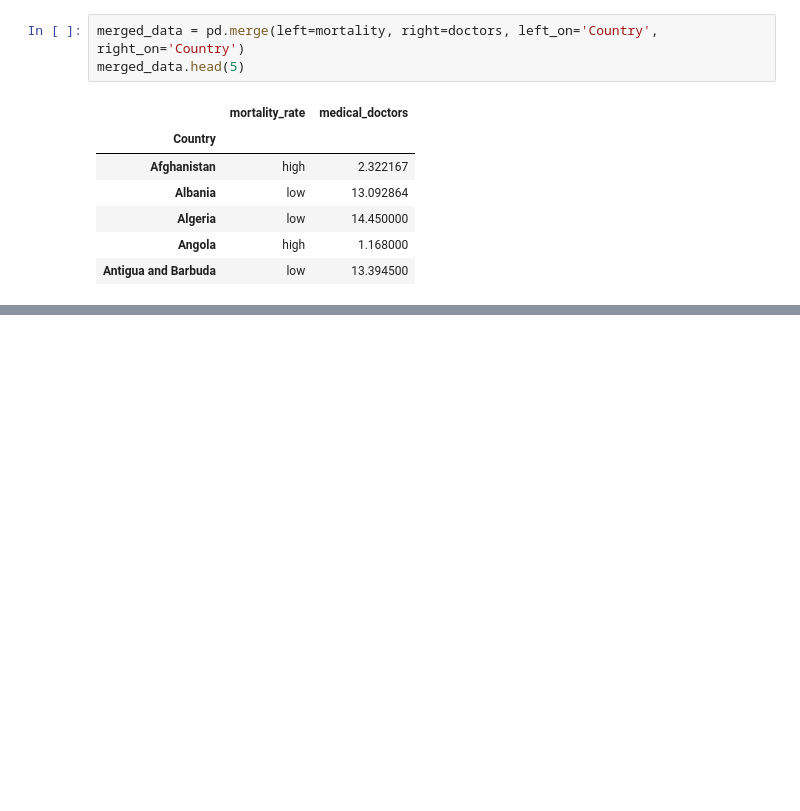
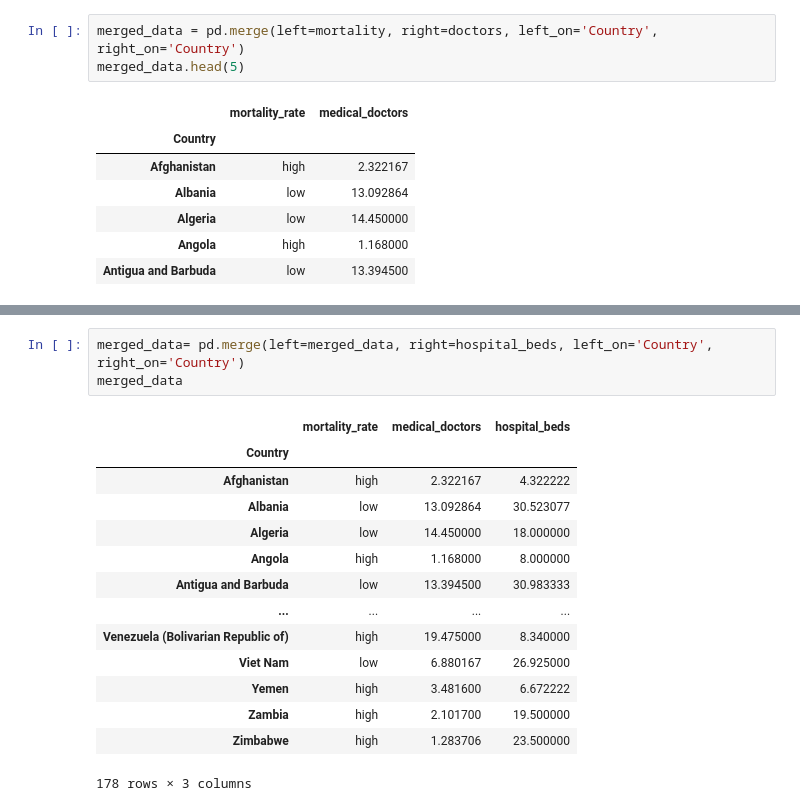
Before and after one commit to jadali17/mortality-classification, a Jupyter notebook: example-analysis-and-preprocessing.ipynb, the cells around one changed output, grey strips where cells are left out. Drawn from its saved outputs; the diff is of its cells as text; blank space fills up the shorter version.

```diff
--- a/example-analysis-and-preprocessing.ipynb
+++ b/example-analysis-and-preprocessing.ipynb
@@ -112 +121,19 @@ merged_data.head(5)
+# %%
+merged_data= pd.merge(left=merged_data, right=hospital_beds, left_on='Country', right_on='Country')
+merged_data
+# %% [output]
+|  | mortality_rate | medical_doctors | hospital_beds |
+| Country |  |  |  |
+| Afghanistan | high | 2.322167 | 4.322222 |
+| Albania | low | 13.092864 | 30.523077 |
+| Algeria | low | 14.450000 | 18.000000 |
+| Angola | high | 1.168000 | 8.000000 |
+| Antigua and Barbuda | low | 13.394500 | 30.983333 |
+| ... | ... | ... | ... |
+| Venezuela (Bolivarian Republic of) | high | 19.475000 | 8.340000 |
+| Viet Nam | low | 6.880167 | 26.925000 |
+| Yemen | high | 3.481600 | 6.672222 |
+| Zambia | high | 2.101700 | 19.500000 |
+| Zimbabwe | high | 1.283706 | 23.500000 |
+178 rows × 3 columns
 # %% [markdown]
```
Also changed, not shown: parts of 23 cells of this notebook, 1 other file.
